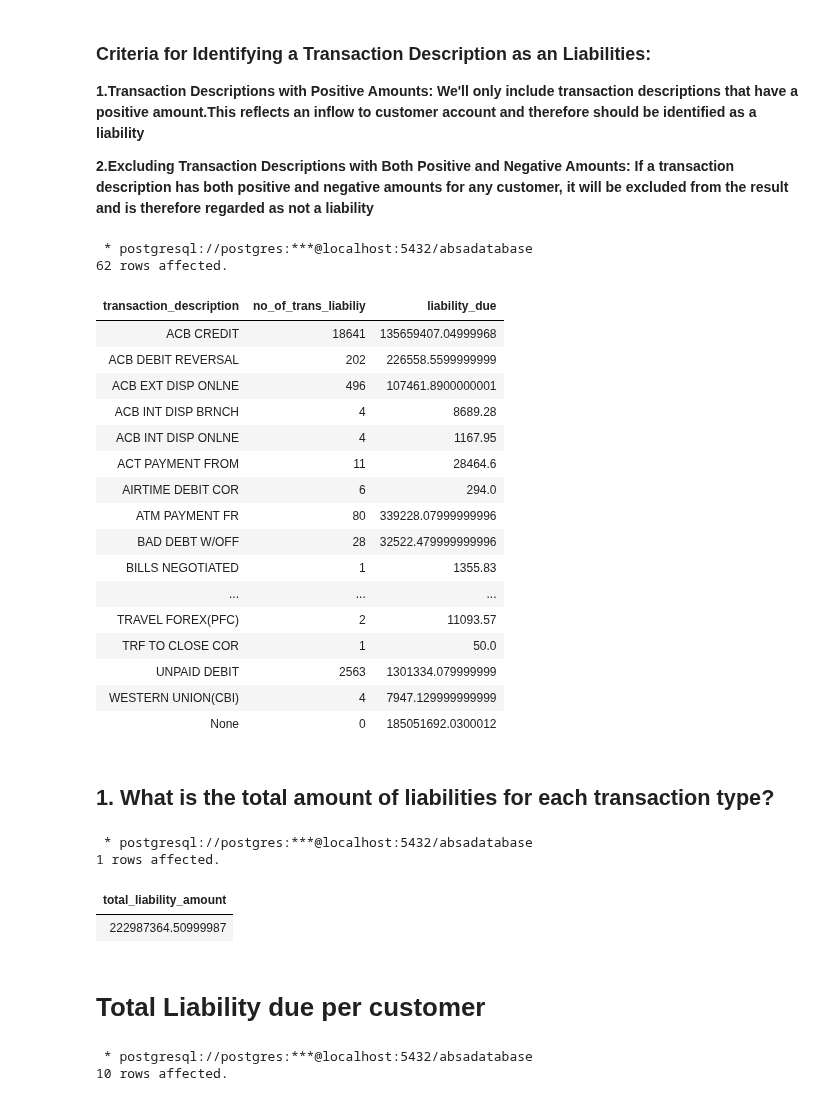
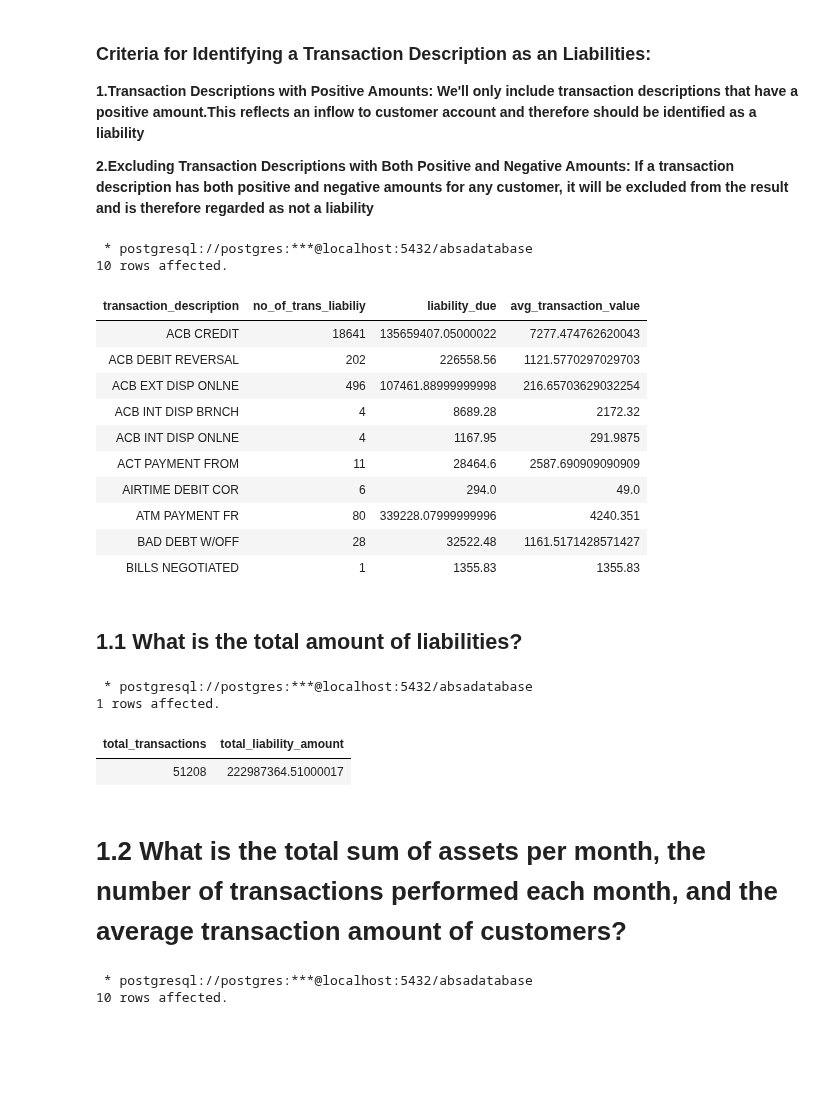
Before and after one commit to The-DigitalAcademy/EXPLORING-ABSA-DATASETS, a Jupyter notebook: Liability.ipynb, the cells around one changed output. Cells and saved outputs as stored; diff of their text form; code cells hidden in the pictures; blank space fills up the shorter version.

```diff
--- a/Liability.ipynb
+++ b/Liability.ipynb
@@ -42,48 +42,45 @@ from sqlalchemy import create_engine
 # %%
 %%sql
 SELECT DISTINCT
     transaction_description, count(transaction_description) AS No_of_Trans_Liabiliy,
-    sum(amt) AS liability_due
+    sum(amt) AS liability_due,
+    AVG(amt) AS avg_transaction_value
 FROM
     transactiondata
 WHERE
     amt > 0
 GROUP BY
     transaction_description
 HAVING
     NOT EXISTS ( -- Exclude transaction descriptions that have negative amounts
         SELECT 1
         FROM transactiondata t2
         WHERE t2.transaction_description = transactiondata.transaction_description
         AND t2.amt < 0
     )
 ORDER BY
-    transaction_description;
+    transaction_description
+limit 10;
 # %% [output]
  * postgresql://postgres:***@localhost:5432/absadatabase
-62 rows affected.
+10 rows affected.
-| transaction_description | no_of_trans_liabiliy | liability_due |
-| ACB CREDIT | 18641 | 135659407.04999968 |
-| ACB DEBIT REVERSAL | 202 | 226558.5599999999 |
-| ACB EXT DISP ONLNE | 496 | 107461.8900000001 |
-| ACB INT DISP BRNCH | 4 | 8689.28 |
-| ACB INT DISP ONLNE | 4 | 1167.95 |
-| ACT PAYMENT FROM | 11 | 28464.6 |
-| AIRTIME DEBIT COR | 6 | 294.0 |
-| ATM PAYMENT FR | 80 | 339228.07999999996 |
-| BAD DEBT W/OFF | 28 | 32522.479999999996 |
-| BILLS NEGOTIATED | 1 | 1355.83 |
-| ... | ... | ... |
-| TRAVEL FOREX(PFC) | 2 | 11093.57 |
-| TRF TO CLOSE COR | 1 | 50.0 |
-| UNPAID DEBIT | 2563 | 1301334.079999999 |
-| WESTERN UNION(CBI) | 4 | 7947.129999999999 |
-| None | 0 | 185051692.0300012 |
+| transaction_description | no_of_trans_liabiliy | liability_due | avg_transaction_value |
+| ACB CREDIT | 18641 | 135659407.05000022 | 7277.474762620043 |
+| ACB DEBIT REVERSAL | 202 | 226558.56 | 1121.5770297029703 |
+| ACB EXT DISP ONLNE | 496 | 107461.88999999998 | 216.65703629032254 |
+| ACB INT DISP BRNCH | 4 | 8689.28 | 2172.32 |
+| ACB INT DISP ONLNE | 4 | 1167.95 | 291.9875 |
+| ACT PAYMENT FROM | 11 | 28464.6 | 2587.690909090909 |
+| AIRTIME DEBIT COR | 6 | 294.0 | 49.0 |
+| ATM PAYMENT FR | 80 | 339228.07999999996 | 4240.351 |
+| BAD DEBT W/OFF | 28 | 32522.48 | 1161.5171428571427 |
+| BILLS NEGOTIATED | 1 | 1355.83 | 1355.83 |
 # %% [markdown]
-## 1. What is the total amount of liabilities for each transaction type?
+## 1.1 What is the total amount of liabilities?
 # %%
 %%sql
 SELECT
+    count(*) AS total_transactions,
     SUM(amt) AS total_liability_amount
 FROM
     transactiondata
@@ -110,10 +107,10 @@ WHERE
 # %% [output]
  * postgresql://postgres:***@localhost:5432/absadatabase
 1 rows affected.
-| total_liability_amount |
-| 222987364.50999987 |
+| total_transactions | total_liability_amount |
+| 51208 | 222987364.51000017 |
-# %% [markdown]
-# Total Liability due per customer
+# %% [markdown]
+# 1.2 What is the total sum of assets per month, the number of transactions performed each month, and the average transaction amount of customers?
 # %%
 %%sql
 SELECT
```
Also changed, not shown: 1 other file.
